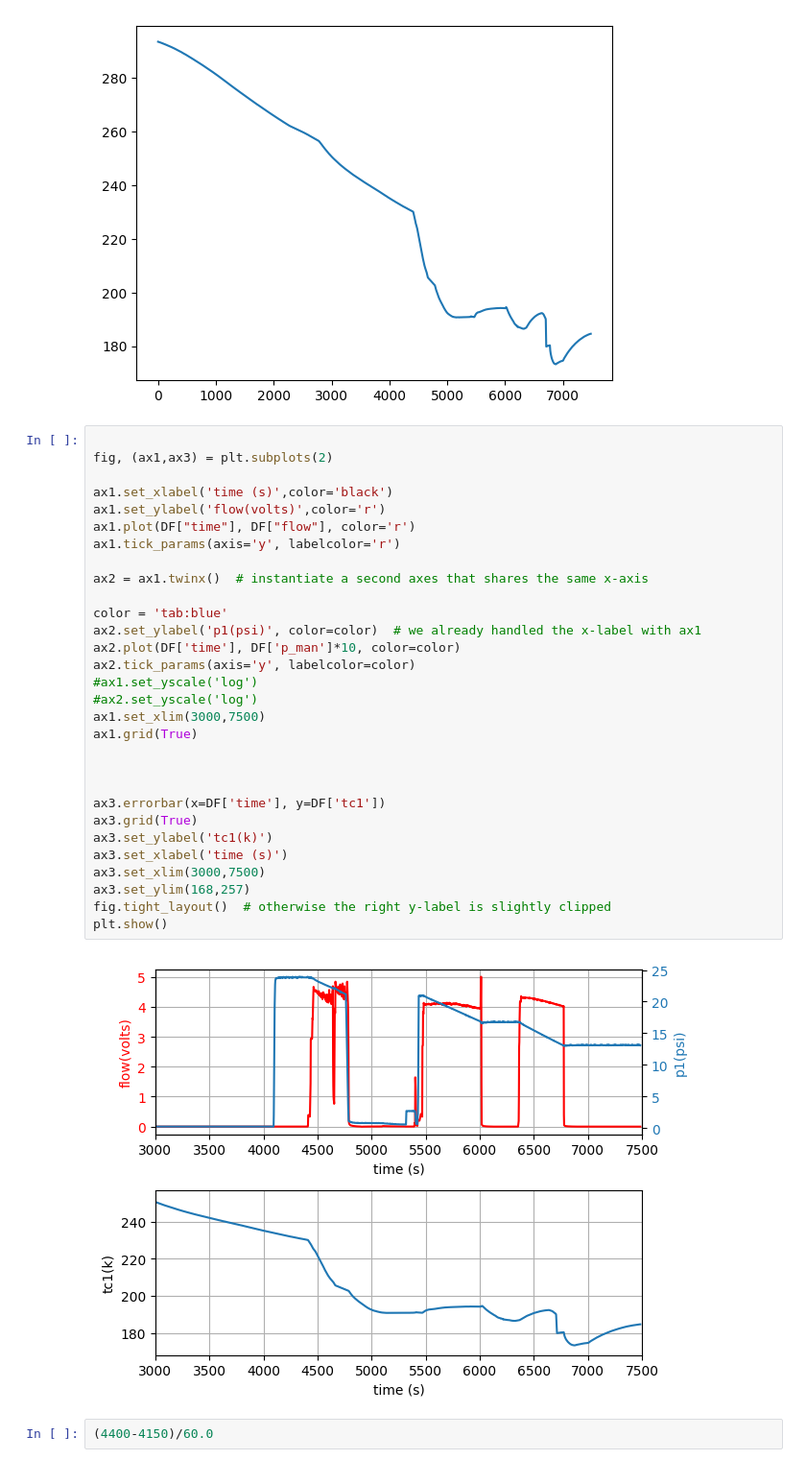
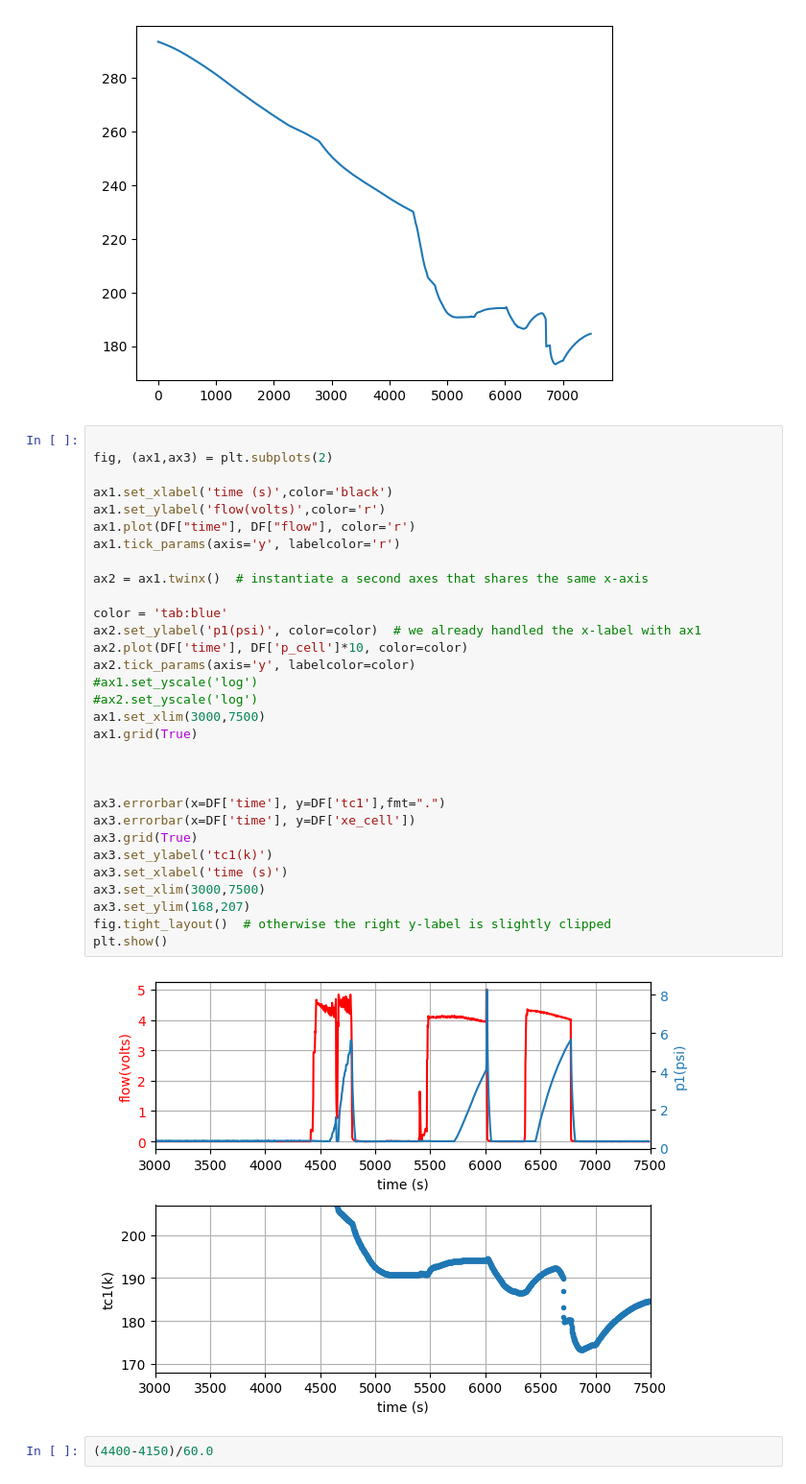
Before and after one commit to jbane11/nexo, a Jupyter notebook: slowctr_analysis.ipynb, the cells around one changed output. Shown at 96% size. Cells and saved outputs as stored; diff of their text form.

```diff
--- a/slowctr_analysis.ipynb
+++ b/slowctr_analysis.ipynb
@@ -87,35 +87,36 @@ plt.errorbar(x=DF['time'], y=DF['tc1'])
 # %%
 
 fig, (ax1,ax3) = plt.subplots(2)
 
 ax1.set_xlabel('time (s)',color='black')
 ax1.set_ylabel('flow(volts)',color='r')
 ax1.plot(DF["time"], DF["flow"], color='r')
 ax1.tick_params(axis='y', labelcolor='r')
 
 ax2 = ax1.twinx()  # instantiate a second axes that shares the same x-axis
 
 color = 'tab:blue'
 ax2.set_ylabel('p1(psi)', color=color)  # we already handled the x-label with ax1
-ax2.plot(DF['time'], DF['p_man']*10, color=color)
+ax2.plot(DF['time'], DF['p_cell']*10, color=color)
 ax2.tick_params(axis='y', labelcolor=color)
 #ax1.set_yscale('log')
 #ax2.set_yscale('log')
 ax1.set_xlim(3000,7500)
 ax1.grid(True)
 
 
 
-ax3.errorbar(x=DF['time'], y=DF['tc1'])
+ax3.errorbar(x=DF['time'], y=DF['tc1'],fmt=".")
+ax3.errorbar(x=DF['time'], y=DF['xe_cell'])
 ax3.grid(True)
 ax3.set_ylabel('tc1(k)')
 ax3.set_xlabel('time (s)')
 ax3.set_xlim(3000,7500)
-ax3.set_ylim(168,257)
+ax3.set_ylim(168,207)
 fig.tight_layout()  # otherwise the right y-label is slightly clipped
 plt.show()
 # %% [output]
-[figure, old version]
+[figure, new version]
 # %%
 (4400-4150)/60.0
 # %% [output]
```
Also changed, not shown: 5 other files.
